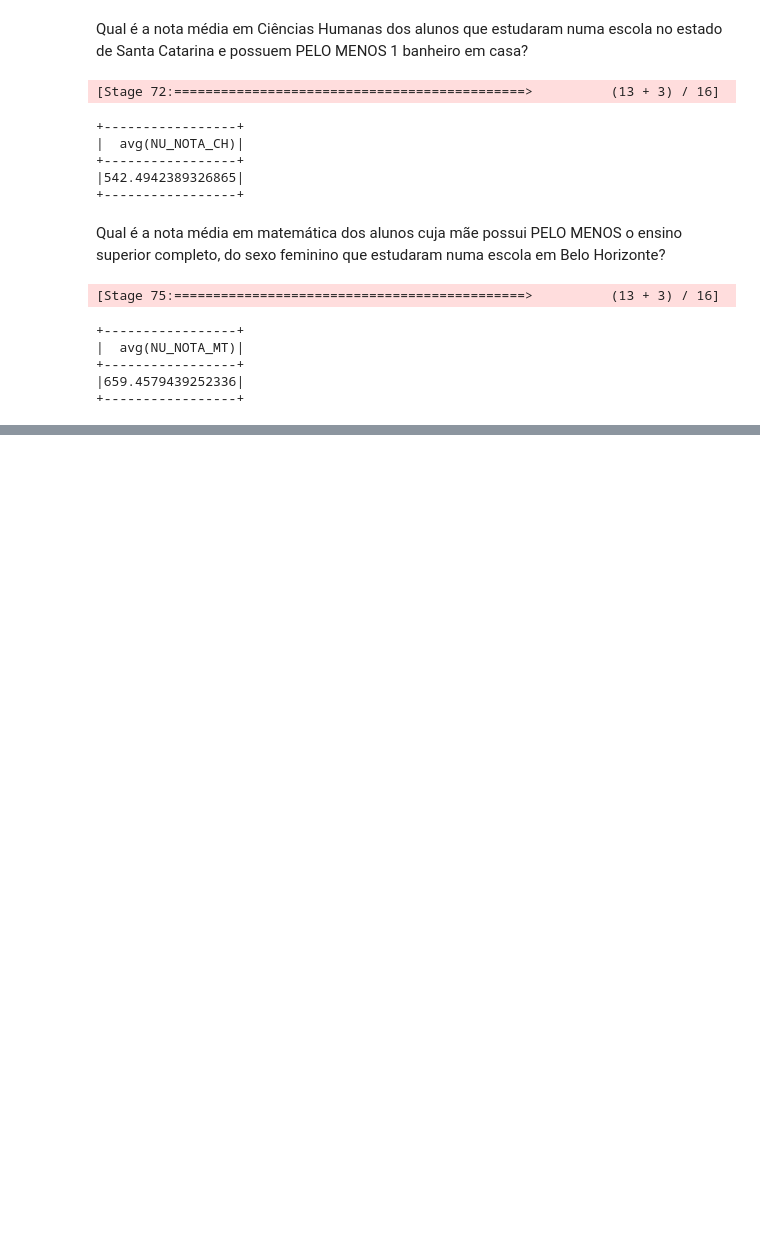
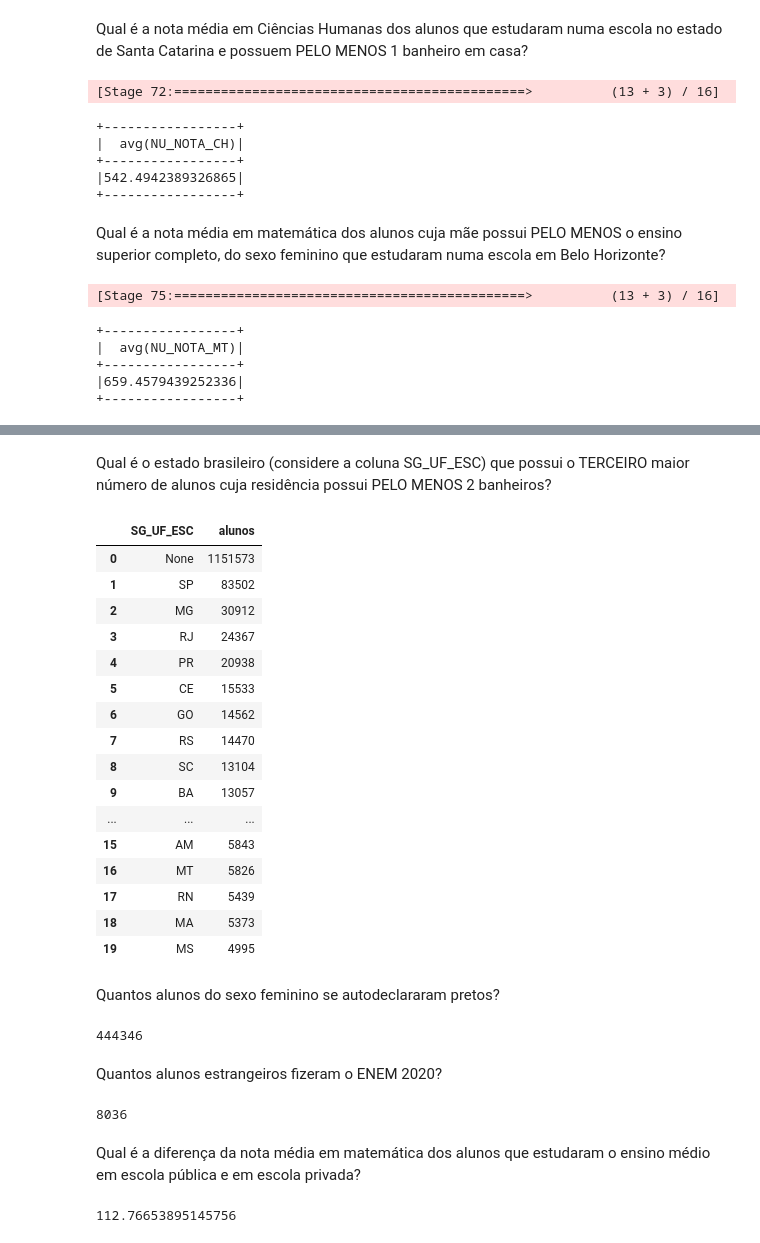
Before and after one commit to GusAlmeida93/enem-pyspark-athena, a Jupyter notebook: eda.ipynb, the cells around one changed output, grey strips where cells are left out. Cells and saved outputs as stored; diff of their text form; code cells hidden in the pictures; blank space fills up the shorter version.

```diff
--- a/eda.ipynb
+++ b/eda.ipynb
@@ -400,0 +480,58 @@ df_microdados.filter(col('NO_MUNICIPIO_ESC') == 'Belo Horizonte')\
+# %% [markdown]
+Qual é o estado brasileiro (considere a coluna SG_UF_ESC) que possui o TERCEIRO maior número de alunos cuja residência possui PELO MENOS 2 banheiros?
+# %%
+df_microdados.filter(col('Q008').isin(['C', 'D', 'E']))\
+    .groupBy('SG_UF_ESC')\
+    .agg(count('NU_ANO').alias('alunos'))\
+    .sort('alunos', ascending=False)\
+    .limit(20)\
+    .toPandas()
+# %% [output]
+|  | SG_UF_ESC | alunos |
+| 0 | None | 1151573 |
+| 1 | SP | 83502 |
+| 2 | MG | 30912 |
+| 3 | RJ | 24367 |
+| 4 | PR | 20938 |
+| 5 | CE | 15533 |
+| 6 | GO | 14562 |
+| 7 | RS | 14470 |
+| 8 | SC | 13104 |
+| 9 | BA | 13057 |
+| ... | ... | ... |
+| 15 | AM | 5843 |
+| 16 | MT | 5826 |
+| 17 | RN | 5439 |
+| 18 | MA | 5373 |
+| 19 | MS | 4995 |
+# %% [markdown]
+Quantos alunos do sexo feminino se autodeclararam pretos?
+# %%
+df_microdados.filter(col('TP_COR_RACA') == 2)\
+                .filter(col('TP_SEXO') == 'F')\
+                .count()
+# %% [output]
+444346
+# %% [markdown]
+Quantos alunos estrangeiros fizeram o ENEM 2020?
+# %%
+df_microdados.filter(col('TP_NACIONALIDADE') == 3)\
+                .count()
+# %% [output]
+8036
+# %% [markdown]
+Qual é a diferença da nota média em matemática dos alunos que estudaram o ensino médio em escola pública e em escola privada?
+# %%
+privada = df_microdados.filter(col('TP_ESCOLA') == 3)\
+            .select(mean(col('NU_NOTA_MT')).alias('media_mt'))\
+            .collect()[0]['media_mt']
+
+publica = df_microdados.filter(col('TP_ESCOLA') == 2)\
+            .select(mean(col('NU_NOTA_MT')).alias('media_mt'))\
+            .collect()[0]['media_mt']
+
+
+
+privada - publica
+# %% [output]
+112.76653895145756
```
Also changed, not shown: parts of 26 cells of this notebook.
